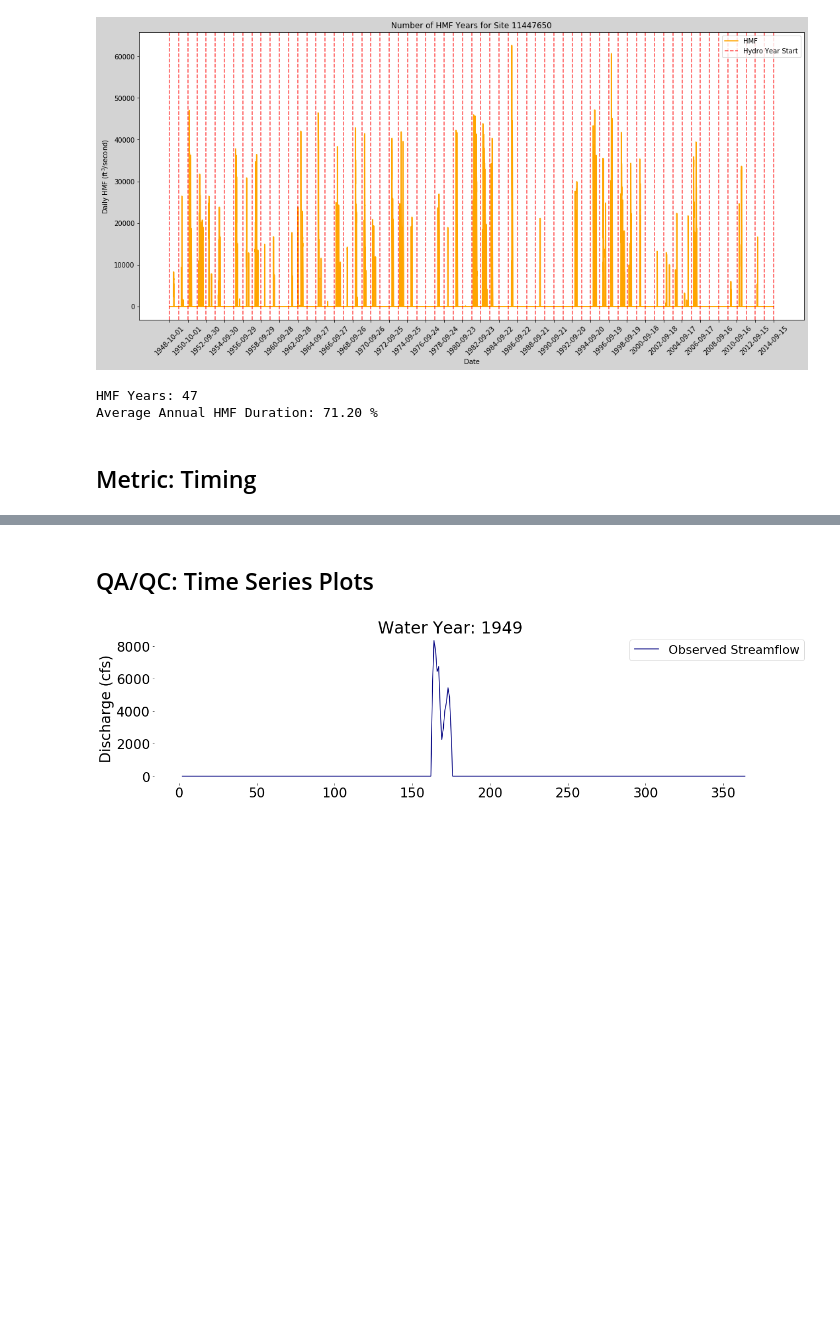
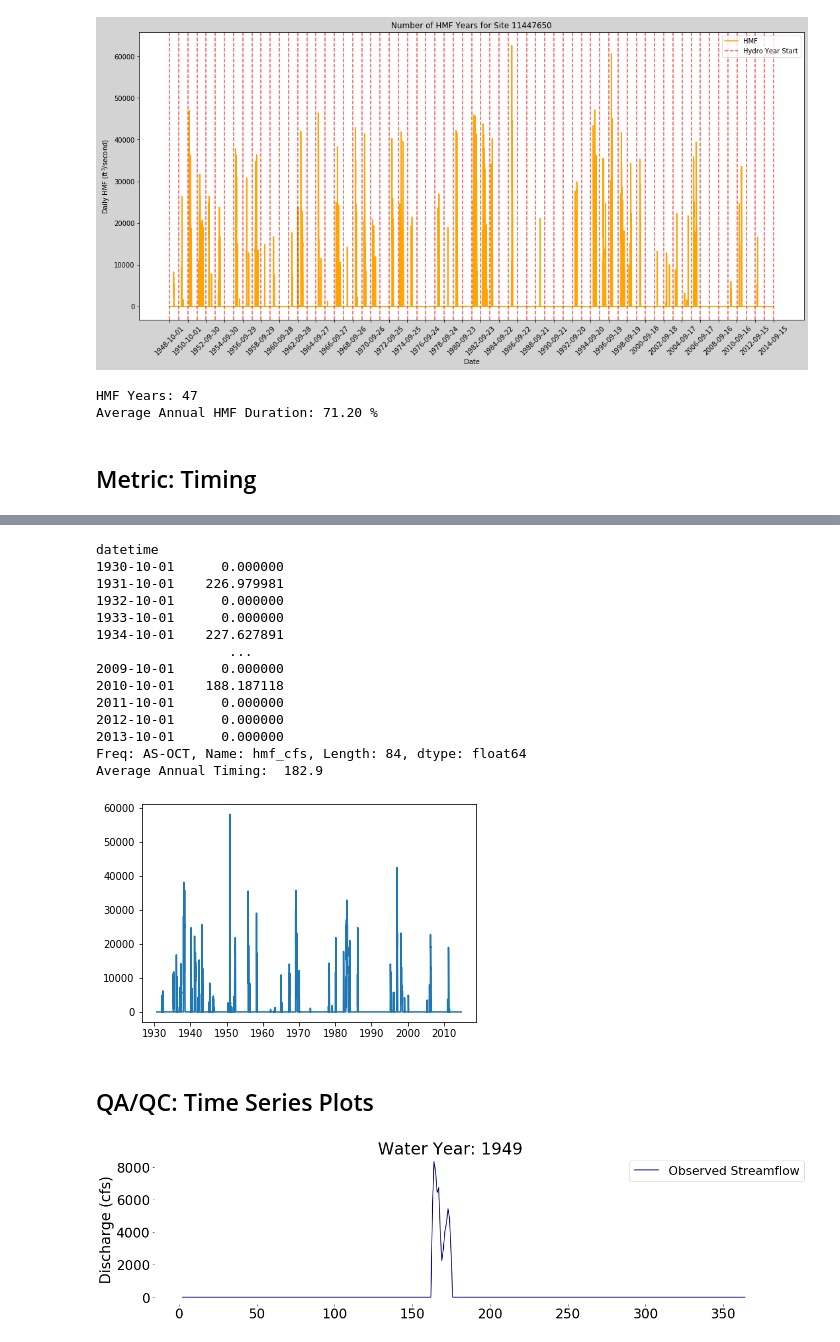
Before and after one commit to kondris/HighMagFlowsCA, a Jupyter notebook: streamflow_metrics_fcn_compare.ipynb, the cells around one changed output, grey strips where cells are left out. Cells and saved outputs as stored; diff of their text form; code cells hidden in the pictures; blank space fills up the shorter version.

Commit message:
Update streamflow_metrics_fcn_compare.ipynb
Updated event magnitude calc

```diff
--- a/streamflow_metrics_fcn_compare.ipynb
+++ b/streamflow_metrics_fcn_compare.ipynb
@@ -32,12 +34,12 @@ CUBIC_FT_KM_FACTOR = 0.0000000000283168466
 MAF_to_km3 = 1e6 * 43560 * 0.0283 * 1e-9
 # %%
 # Download streamflow data
-def download_usgs_data(site_id, start_date, end_date):
-    df = nwis.get_record(sites=str(site_id), service='dv', start=start_date, end=end_date, parameterCd='00060').rename(columns={'00060_Mean': 'flow_cfs'})
-    #df = nwis.get_record(sites=str(site_id), service='dv', start=start_date, end=end_date, parameterCd='00060').drop(columns=['00060_Mean_cd', 'site_no']).rename(columns={'00060_Mean': 'flow_cfs'})
+def download_usgs_data(site_no, start_date, end_date):
+    df = nwis.get_record(sites=str(site_no), service='dv', start=start_date, end=end_date, parameterCd='00060').rename(columns={'00060_Mean': 'flow_cfs'})
+    #df = nwis.get_record(sites=str(site_no), service='dv', start=start_date, end=end_date, parameterCd='00060').drop(columns=['00060_Mean_cd', 'site_no']).rename(columns={'00060_Mean': 'flow_cfs'})
     return df
 
-df = download_usgs_data(site_id, DEFAULT_START, DEFAULT_END)
+df = download_usgs_data(site_no, DEFAULT_START, DEFAULT_END)
 # %% [markdown]
 ## Validation (missing less than 10% of dates over date range)
 # %%
@@ -96,7 +98,7 @@ def calc_threshold(df: pd.DataFrame, value: float):
     df = pd.DataFrame(df['flow_cfs'])
     return df.quantile(q=value, axis=0).iloc[0]
 
-df = download_usgs_data(site_id, DEFAULT_START, DEFAULT_END)
+df = download_usgs_data(site_no, DEFAULT_START, DEFAULT_END)
 df_threshold = df.reset_index()
 
 #start = pd.to_datetime(DEFAULT_END).date() - timedelta(days=365.25 * data_range)
@@ -259,25 +251,3 @@ datetime
 2012-10-01    0.259916
 2013-10-01    0.000000
 Freq: AS-OCT, Name: flow_cfs, Length: 66, dtype: float64
-# %%
-# MK Magnitude
-def filter_hmf(df: pd.DataFrame, threshold: float):
-    """Returns a dataframe with only flow values above a given threshold present, and a second with non-HMF years zero deflated"""
-    zero_deflated_hmf = df.copy()
-    hmf_series = df[df['flow_cfs'] > threshold]
-    zero_deflated_hmf['flow_cfs'] = zero_deflated_hmf['flow_cfs'].apply(lambda x: x - threshold if x >= threshold else 0)
-    return hmf_series, zero_deflated_hmf
-
-def convert_hmf(df: pd.DataFrame, threshold: float):
-    """Converts flow values from ft^3/s to ft^3/day and returns the difference in flow above the threshold"""
-    df['flow_cfd'] = (df['flow_cfs'] - threshold) * SEC_PER_DAY
-    return df
-
-# KO NOTE: zero_deflated_hmf should be flows above threshold, not total flow
-hmf_series, zero_deflated_hmf = filter_hmf(df_copy, threshold)
-
-# Aggregate data before performing MK, set no-HMF years to 0
-agg_series = pd.DataFrame(zero_deflated_hmf)
-agg_series.set_index('datetime', inplace=True)
-agg_series = agg_series.resample(HYDRO_YEAR).agg({'flow_cfs': ['sum', 'count']})
-agg_series.columns = ['Sum', 'Count']
@@ -744,20 +736,28 @@ def center_of_mass(x):
     for i in range(len(x)):
         num += x[i] * i
         den += x[i]
+        #print(x)
     return (num/den)
 
 def calc_tim(df):
     df.set_index('datetime', inplace=True)
     com_list = df['hmf_cfs'].resample('AS-OCT').apply(center_of_mass)
     com_list = com_list.fillna(0)
-    return com_list # returns list
+    return com_list # returns series
 
 df_threshold = df.reset_index()
 df_threshold = df_threshold.set_index('datetime').tz_localize(None).reset_index()
 threshold = calc_threshold(df_threshold, quantile)
 hmf_df = calc_hmf(df_threshold, threshold)
 
-timing = calc_tim(hmf_df)
+#df_threshold = df.reset_index()
+df_threshold = df_threshold.set_index('datetime').tz_localize(None).reset_index()
+threshold = calc_threshold(df_threshold, quantile)
+hmf_series, zero_deflated_hmf = filter_hmf(df_threshold, threshold)
+print(zero_deflated_hmf)
+plt.plot(zero_deflated_hmf['datetime'], zero_deflated_hmf['hmf_cfs'])
+
+timing = calc_tim(zero_deflated_hmf)
 print(timing)
 timing = np.mean(timing[timing != 0])
 print(f'Average Annual Timing: {timing: 0.1f}')
@@ -779,3 +779,18 @@ Average Annual Timing:  138.1
+datetime
+1930-10-01      0.000000
+1931-10-01    226.979981
+1932-10-01      0.000000
+1933-10-01      0.000000
+1934-10-01    227.627891
+                 ...
+2009-10-01      0.000000
+2010-10-01    188.187118
+2011-10-01      0.000000
+2012-10-01      0.000000
+2013-10-01      0.000000
+Freq: AS-OCT, Name: hmf_cfs, Length: 84, dtype: float64
+Average Annual Timing:  182.9
+[figure, added]
 # %% [markdown]
 ## QA/QC: Time Series Plots
 # %%
```
Also changed, not shown: parts of 19 cells of this notebook.
